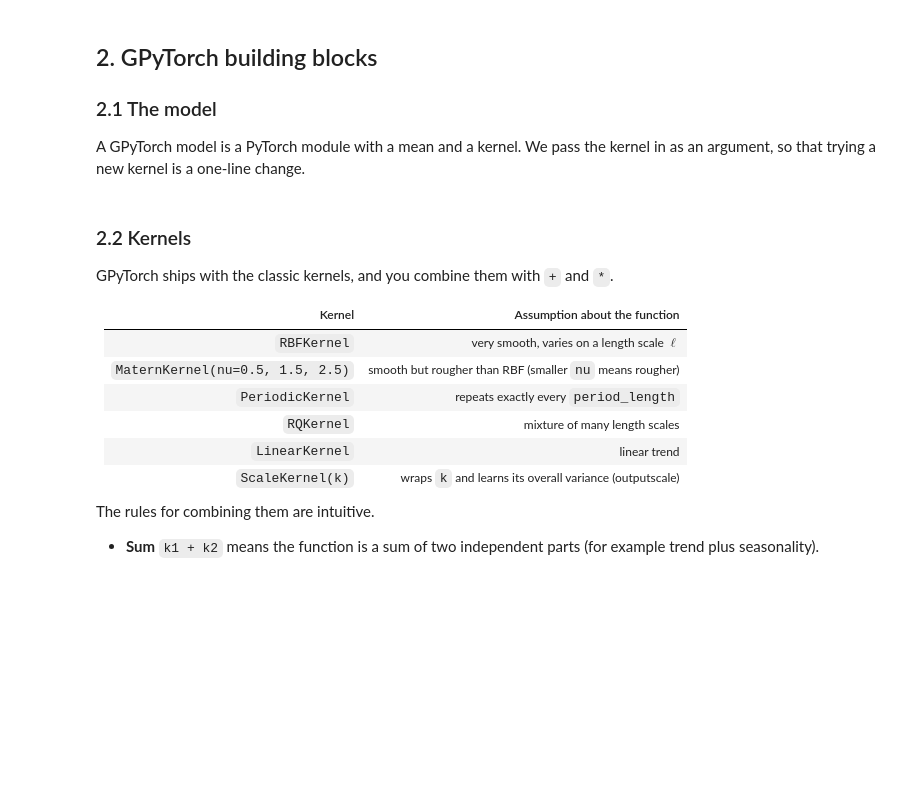
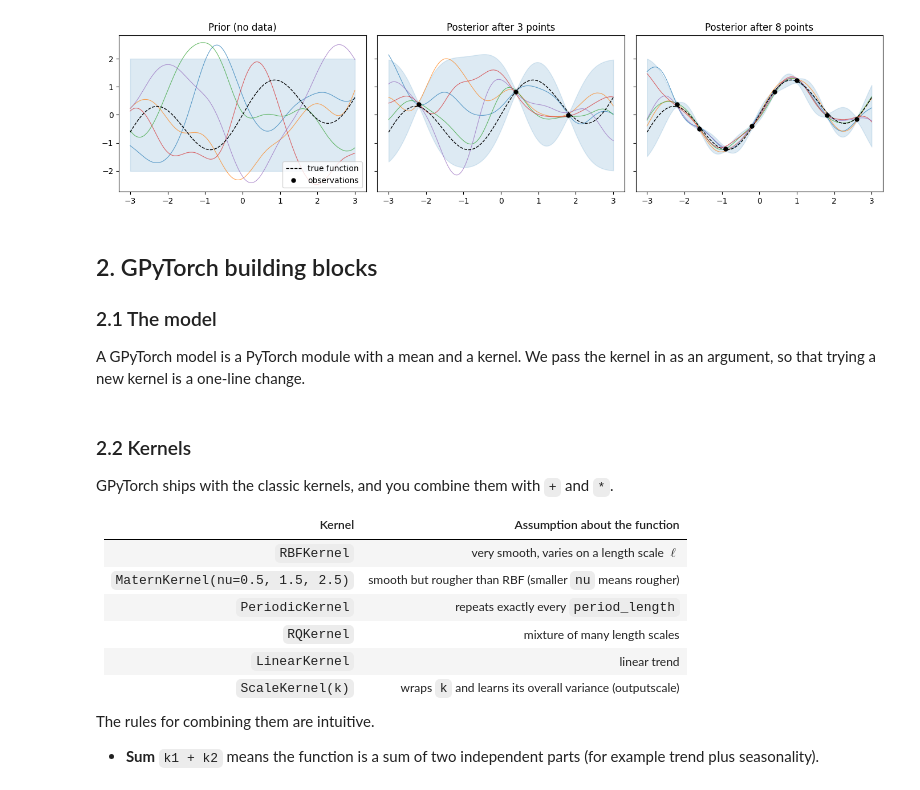
Before and after one commit to richardcsuwandi/gp-time-series-tutorial, a Jupyter notebook: gp_time_series_tutorial.ipynb, the cells around one changed output. Drawn from its saved outputs; the diff is of its cells as text; code cells hidden in the pictures; blank space fills up the shorter version.

```diff
--- a/gp_time_series_tutorial.ipynb
+++ b/gp_time_series_tutorial.ipynb
@@ -53,3 +78,33 @@ The first term rewards fitting the data and the second term penalizes overly com
+# %%
+def rbf(a, b, lengthscale=0.6):
+    return torch.exp(-0.5 * (a[:, None] - b[None, :]) ** 2 / lengthscale**2)
+
+f_true = lambda x: torch.sin(2 * x) + 0.3 * x
+x_pool = torch.tensor([-2.2, 0.4, 1.8, -0.9, 2.6, -1.6, 1.0, -0.2])
+y_pool = f_true(x_pool) + 0.05 * torch.randn(len(x_pool))
+x_star = torch.linspace(-3, 3, 200)
+noise_var = 0.05**2
+
+fig, axes = plt.subplots(1, 3, figsize=(14, 3.5), sharey=True)
+for ax, n in zip(axes, [0, 3, 8]):
+    x_obs, y_obs = x_pool[:n], y_pool[:n]
+    K = rbf(x_obs, x_obs) + noise_var * torch.eye(n)
+    K_star = rbf(x_star, x_obs)
+    mean = K_star @ torch.linalg.solve(K, y_obs)  # posterior mean
+    cov = rbf(x_star, x_star) - K_star @ torch.linalg.solve(K, K_star.T)  # posterior covariance
+    std = cov.diag().clamp_min(0).sqrt()
+    samples = gpytorch.distributions.MultivariateNormal(mean, cov + 1e-6 * torch.eye(len(x_star))).sample(torch.Size([5]))
+
+    ax.plot(x_star, samples.T, lw=0.8, alpha=0.7)
+    ax.fill_between(x_star, mean - 2 * std, mean + 2 * std, color="tab:blue", alpha=0.15)
+    ax.plot(x_star, f_true(x_star), "k--", lw=1, label="true function")
+    ax.plot(x_obs, y_obs, "ko", ms=5, label="observations")
+    ax.set_title("Prior (no data)" if n == 0 else f"Posterior after {n} points")
+axes[0].legend(loc="lower right")
+plt.tight_layout()
+plt.show()
+# %% [output]
+[figure, added]
 # %% [markdown]
 ## 2. GPyTorch building blocks
 
```
Also changed, not shown: parts of 38 cells of this notebook, 1 other file.
